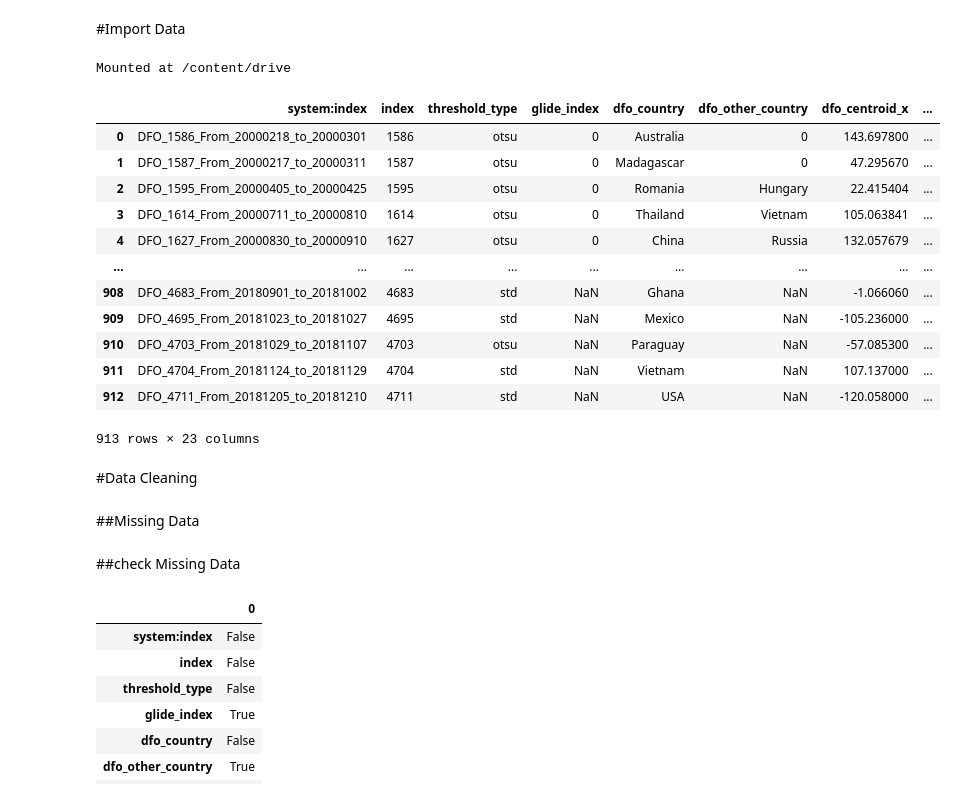
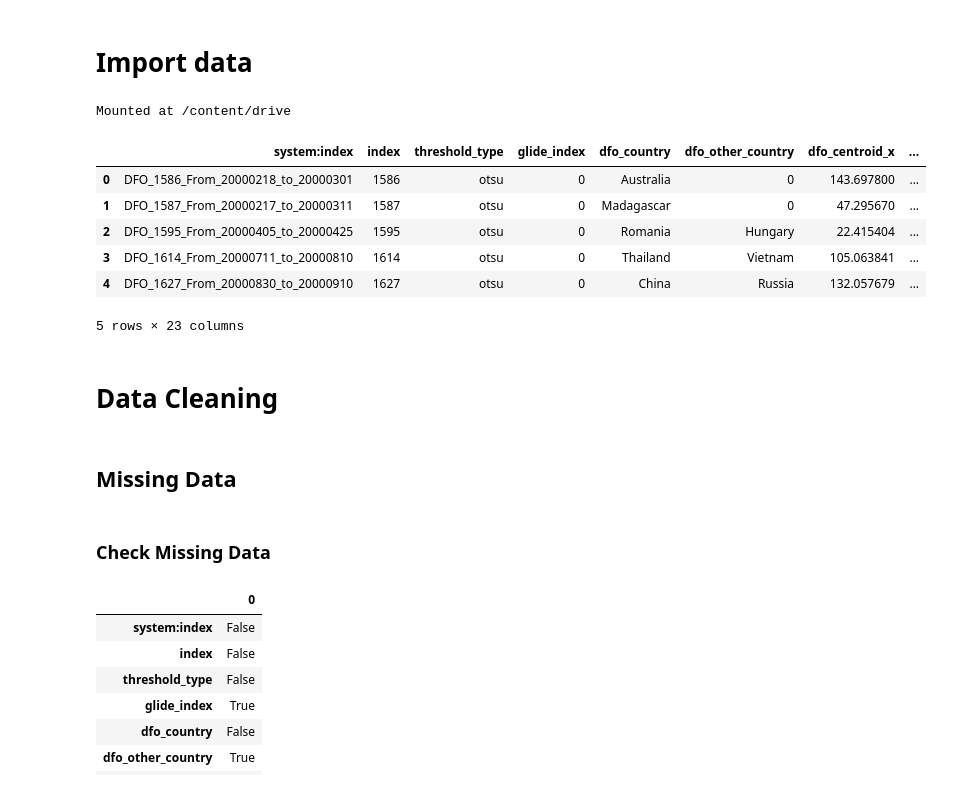
Before and after one commit to Hanniix22/BSC_DPDM2025, a Jupyter notebook: Ch3_Data_Preprocessing.ipynb, the cells around one changed output. Saved outputs shown, nothing was run; the diff lists cells and outputs as text; code cells hidden in the pictures.

```diff
--- a/Ch3_Data_Preprocessing.ipynb
+++ b/Ch3_Data_Preprocessing.ipynb
@@ -1,7 +1,7 @@
 # %% [markdown]
 <a href="https://colab.research.google.com/github/Hanniix22/BSC_DPDM2025/blob/main/Ch3_Data_Preprocessing.ipynb" target="_parent"><img src="https://colab.research.google.com/assets/colab-badge.svg" alt="Open In Colab"/></a>
 # %% [markdown]
-#Import Data
+# Import data
 # %%
 import pandas as pd
 # %%
@@ -11,27 +11,21 @@ drive.mount('/content/drive')
 Mounted at /content/drive
 # %%
 flood = pd.read_csv('/content/drive/MyDrive/Data/flooding database.csv')
-flood
+flood.head()
 # %% [output]
 |  | system:index | index | threshold_type | glide_index | dfo_country | dfo_other_country | dfo_centroid_x | ... |
 | 0 | DFO_1586_From_20000218_to_20000301 | 1586 | otsu | 0 | Australia | 0 | 143.697800 | ... |
 | 1 | DFO_1587_From_20000217_to_20000311 | 1587 | otsu | 0 | Madagascar | 0 | 47.295670 | ... |
 | 2 | DFO_1595_From_20000405_to_20000425 | 1595 | otsu | 0 | Romania | Hungary | 22.415404 | ... |
 | 3 | DFO_1614_From_20000711_to_20000810 | 1614 | otsu | 0 | Thailand | Vietnam | 105.063841 | ... |
 | 4 | DFO_1627_From_20000830_to_20000910 | 1627 | otsu | 0 | China | Russia | 132.057679 | ... |
-| ... | ... | ... | ... | ... | ... | ... | ... | ... |
-| 908 | DFO_4683_From_20180901_to_20181002 | 4683 | std | NaN | Ghana | NaN | -1.066060 | ... |
-| 909 | DFO_4695_From_20181023_to_20181027 | 4695 | std | NaN | Mexico | NaN | -105.236000 | ... |
-| 910 | DFO_4703_From_20181029_to_20181107 | 4703 | otsu | NaN | Paraguay | NaN | -57.085300 | ... |
-| 911 | DFO_4704_From_20181124_to_20181129 | 4704 | std | NaN | Vietnam | NaN | 107.137000 | ... |
-| 912 | DFO_4711_From_20181205_to_20181210 | 4711 | std | NaN | USA | NaN | -120.058000 | ... |
-913 rows × 23 columns
+5 rows × 23 columns
 # %% [markdown]
-#Data Cleaning
+# Data Cleaning
 # %% [markdown]
-##Missing Data
+## Missing Data
 # %% [markdown]
-##check Missing Data
+### Check Missing Data
 # %%
 flood.isnull().any()
 # %% [output]
```
Also changed, not shown: parts of 34 cells of this notebook.
